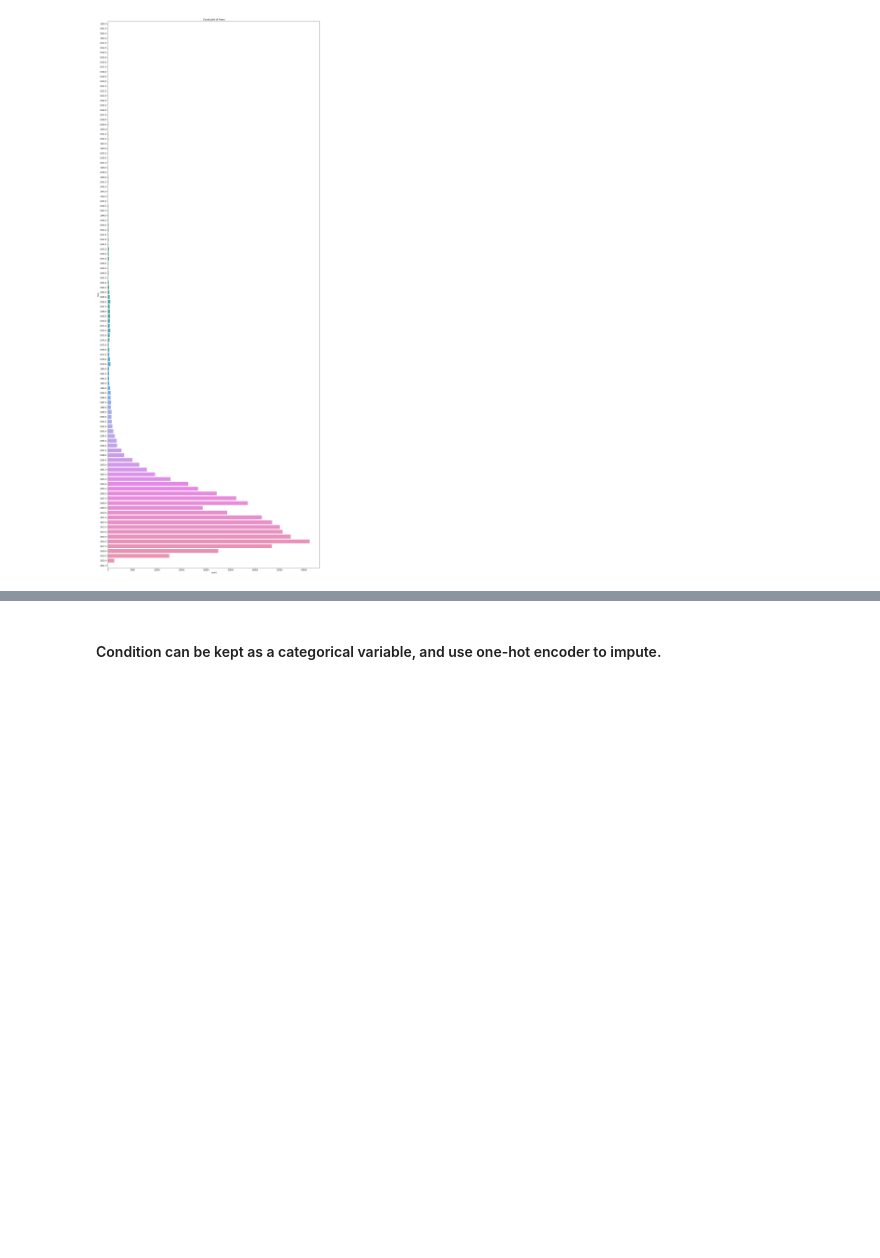
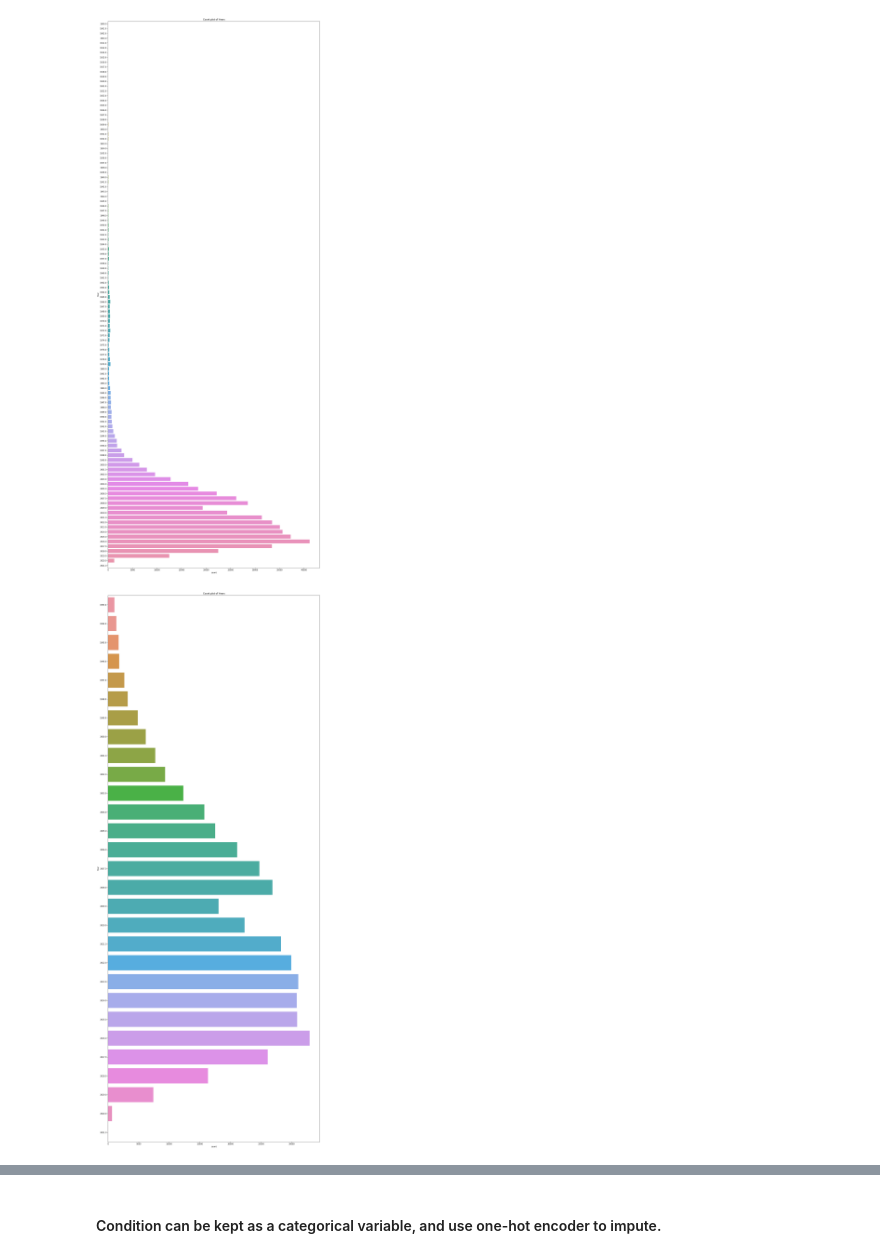
Before and after one commit to liuhz0926/AML2020-homework3, a Jupyter notebook: 4995_HW3.ipynb, the cells around one changed output, grey strips where cells are left out. Saved outputs shown, nothing was run; the diff lists cells and outputs as text; code cells hidden in the pictures; blank space fills up the shorter version.

```diff
--- a/4995_HW3.ipynb
+++ b/4995_HW3.ipynb
@@ -145 +183,9 @@ plt.show()
+# %%
+plt.figure(figsize = (20,53))
+year_count_plot = sns.countplot(data = new_data, y = "year")
+plt.ylabel("Year")
+plt.title("Count plot of Years")
+plt.show()
+# %% [output]
+[figure, added]
 # %% [markdown]
```
Also changed, not shown: parts of 90 cells of this notebook.
